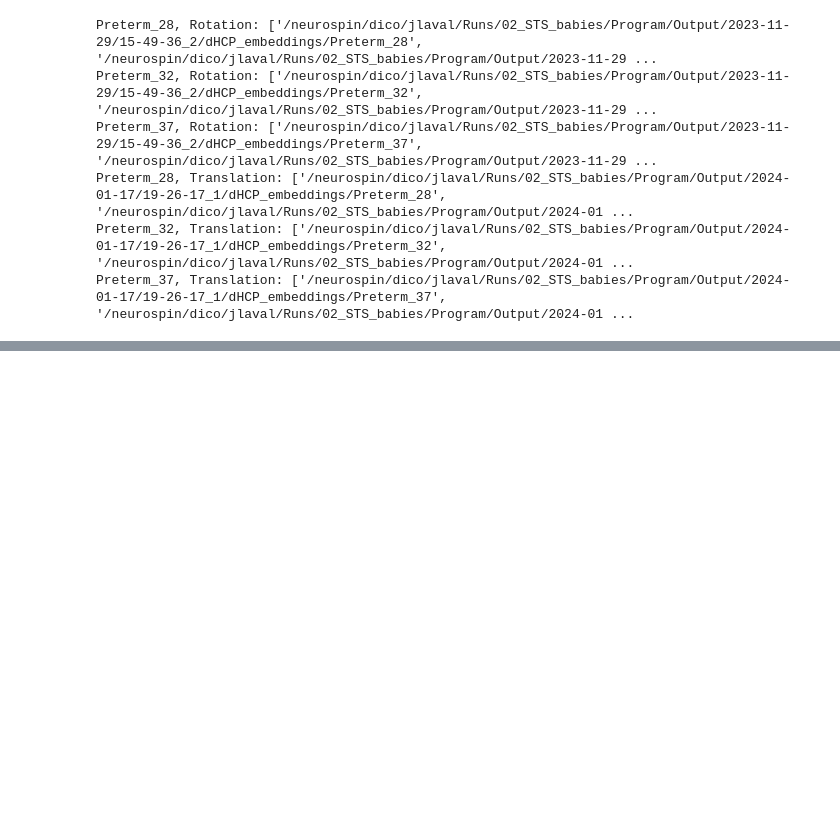
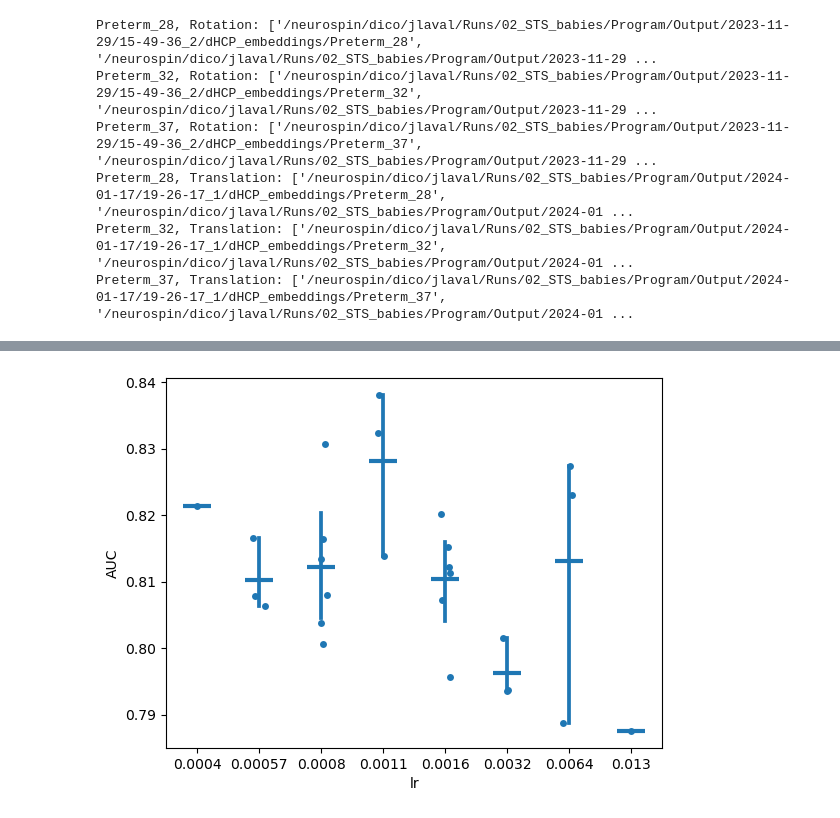
Before and after one commit to neurospin/champollion_V1, a Jupyter notebook: contrastive/notebooks/julien/visu_perf.ipynb, the cells around one changed output, grey strips where cells are left out. Drawn from its saved outputs; the diff is of its cells as text; code cells hidden in the pictures; blank space fills up the shorter version.

```diff
--- a/contrastive/notebooks/julien/visu_perf.ipynb
+++ b/contrastive/notebooks/julien/visu_perf.ipynb
@@ -61,0 +90,29 @@ Text(0.5, 1.0, 'Translation vs Rotation')
+# %%
+values_configs = []
+mod_names = []
+for row in df_configs.iterrows():
+    mod_name = row[1].model
+    if df_values['name'].str.contains(mod_name + '/').sum() == 1:
+        row = df_values[df_values['name'].str.contains(mod_name + '/')]
+        val = row.value.tolist()[0]
+        values_configs.append(val)
+        mod_names.append(mod_name)
+# %%
+data = {'model': mod_names, 'value': values_configs}
+df_values = pd.DataFrame.from_dict(data)
+# %%
+df = pd.merge(df_configs, df_values)
+# %%
+# convert lr to str for stripplot
+df['lr']=np.array(df['lr']).astype(str)
+# %%
+sns.stripplot(data=df, x='lr', y='value')
+#plt.xscale('log')
+sns.pointplot(
+    data=df, x="lr", y="value",
+    linestyle="none", errorbar=('ci', 95),
+    marker="_", markersize=20, markeredgewidth=3)
+plt.ylabel('AUC')
+plt.show()
+# %% [output]
+[figure, added]
```
Also changed, not shown: parts of 19 cells of this notebook, 5 other files.
